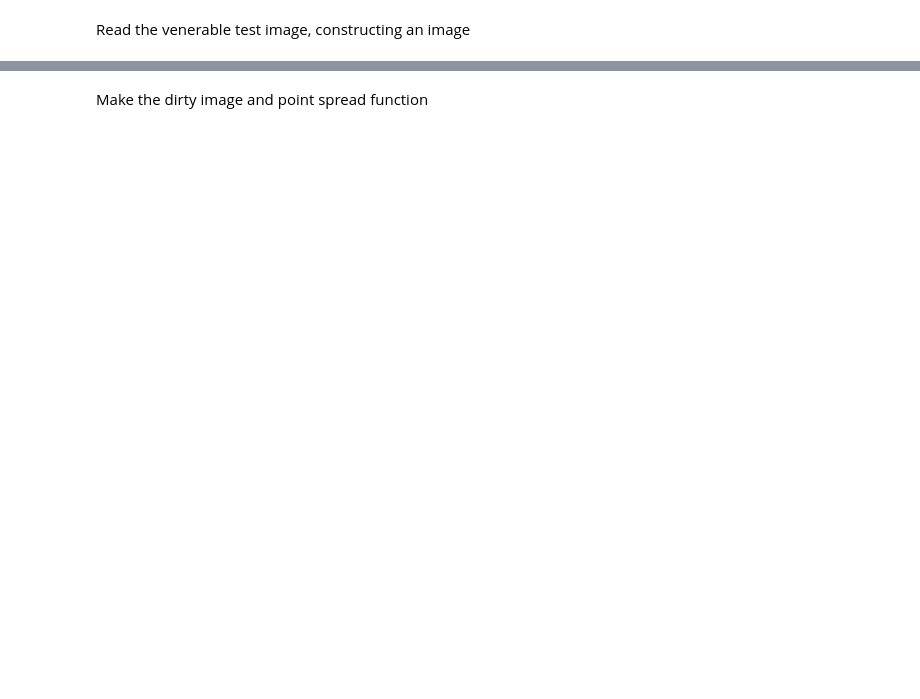
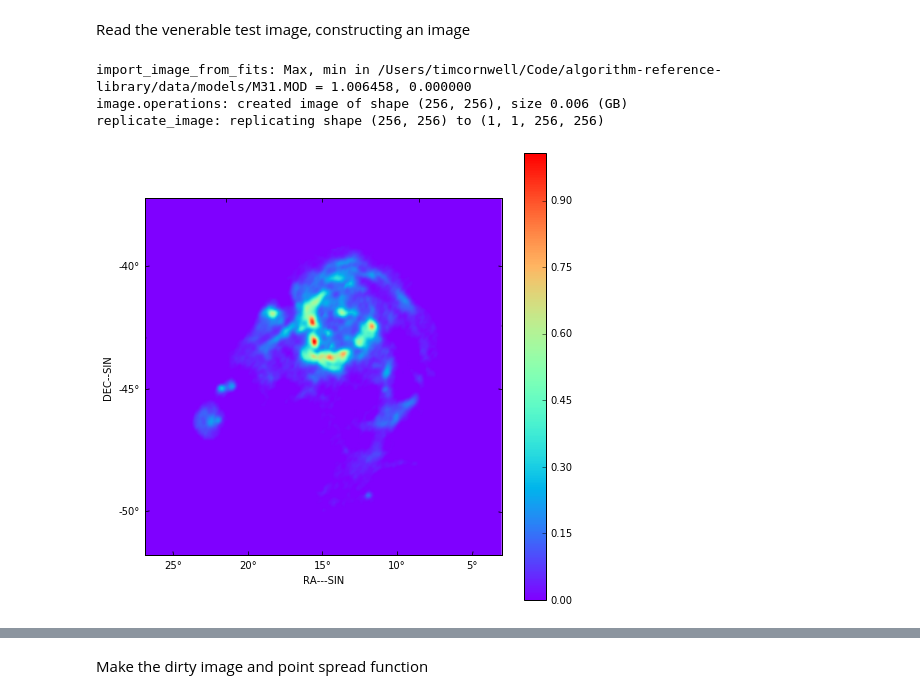
Before and after one commit to SKA-ScienceDataProcessor/algorithm-reference-library, a Jupyter notebook: examples/arl/imaging.ipynb, the cells around one changed output, grey strips where cells are left out. Drawn from its saved outputs; the diff is of its cells as text; code cells hidden in the pictures; blank space fills up the shorter version.

```diff
--- a/examples/arl/imaging.ipynb
+++ b/examples/arl/imaging.ipynb
@@ -59,4 +52,5 @@ frequency = numpy.array([1e8])
 
 reffrequency = numpy.max(frequency)
 phasecentre = SkyCoord(ra=+15.0 * u.deg, dec=-45.0 * u.deg, frame='icrs', equinox=2000.0)
-vt = create_visibility(lowcore, times, frequency, weight=1.0, phasecentre=phasecentre, params=params)
+vt = create_visibility(lowcore, times, frequency, weight=1.0, phasecentre=phasecentre,
+                       spectral_mode='channel', reffrequency=1e8, channelwidth=5e7)
@@ -71,17 +69,17 @@ for f in frequency:
 # %% [markdown]
 Read the venerable test image, constructing an image
 # %%
-parameters={}
-parameters['npixel']=512
-parameters['cellsize']=0.001
-parameters['kernel']='calculate'
-
-m31image = create_test_image(npol=1, nchan=len(frequency), cellsize=parameters['cellsize'])
+m31image = create_test_image(npol=1, nchan=len(frequency), cellsize=0.001)
 nchan, npol, ny, nx = m31image.data.shape
 m31image.wcs.wcs.crval[0] = vt.phasecentre.ra.deg
 m31image.wcs.wcs.crval[1] = vt.phasecentre.dec.deg
 m31image.wcs.wcs.crpix[0] = float(nx // 2)
 m31image.wcs.wcs.crpix[1] = float(ny // 2)
 
 fig=show_image(m31image)
+# %% [output]
+import_image_from_fits: Max, min in /Users/timcornwell/Code/algorithm-reference-library/data/models/M31.MOD = 1.006458, 0.000000
+image.operations: created image of shape (256, 256), size 0.006 (GB)
+replicate_image: replicating shape (256, 256) to (1, 1, 256, 256)
+[figure, added]
 # %%
```
Also changed, not shown: parts of 9 cells of this notebook, 25 other files.
